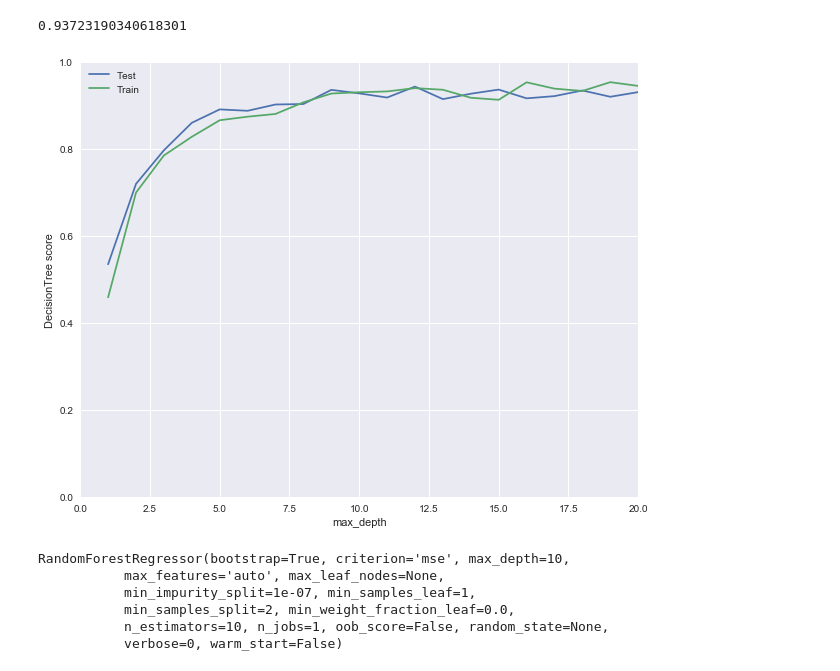
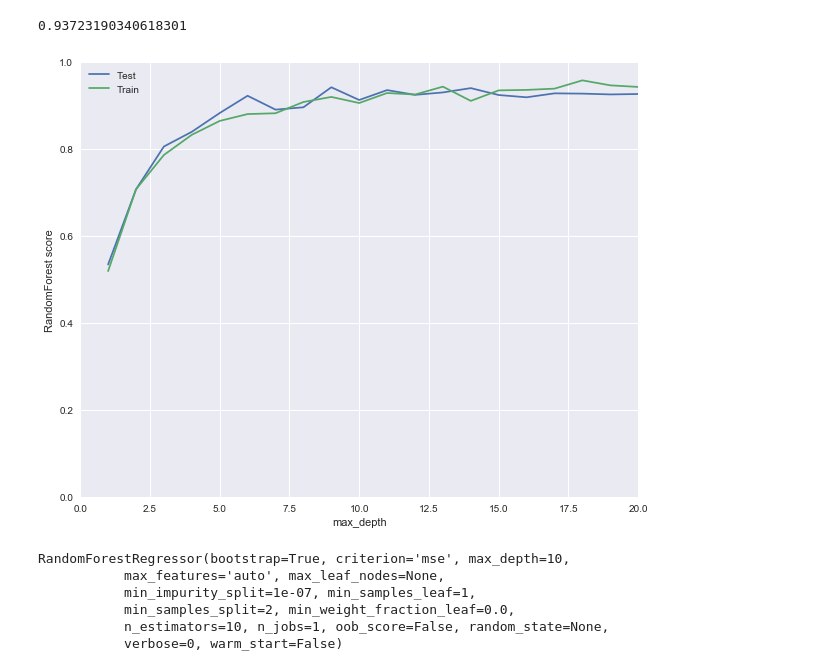
Before and after one commit to allanwdong/Infant-Mortality, a Jupyter notebook: Regression.ipynb, the cells around one changed output. Cells and saved outputs as stored; diff of their text form; code cells hidden in the pictures.

```diff
--- a/Regression.ipynb
+++ b/Regression.ipynb
@@ -502,18 +473,18 @@ for n in range(1,21):
 # %%
 plt.figure(figsize=(10,8))
 plt.ylim(0,1)
 plt.xlim(0,20)
 plt.legend()
 
 plt.plot(range(1,21), RF_test_sc, label='Test')
 plt.plot(range(1,21), RF_train_sc, label='Train')
 
 plt.legend()
 plt.xlabel('max_depth')
-plt.ylabel('DecisionTree score')
+plt.ylabel('RandomForest score')
 plt.show()
 # %% [output]
-[figure, old version]
+[figure, new version]
 # %%
 RF_reg1 = RandomForestRegressor(max_depth=2)
 RF_reg2 = RandomForestRegressor(max_depth=10)
```
Also changed, not shown: parts of 73 cells of this notebook, 1 other file.
